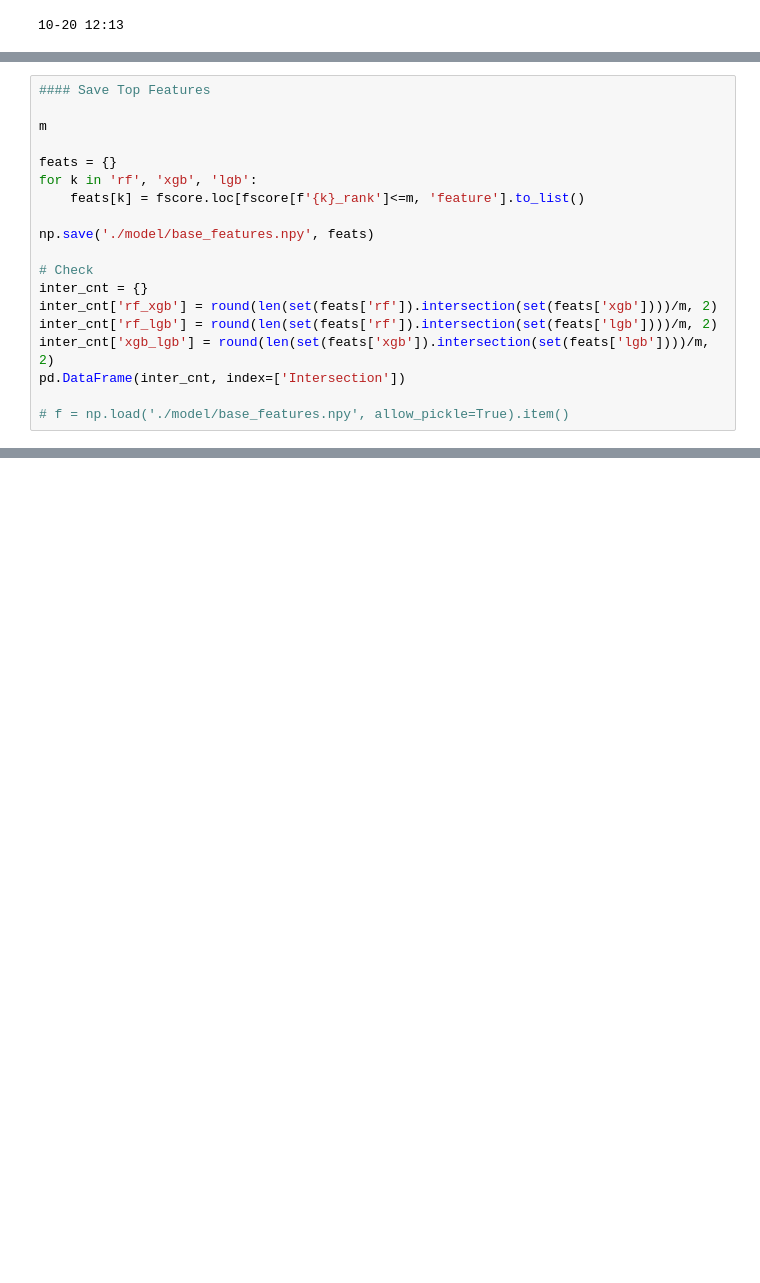
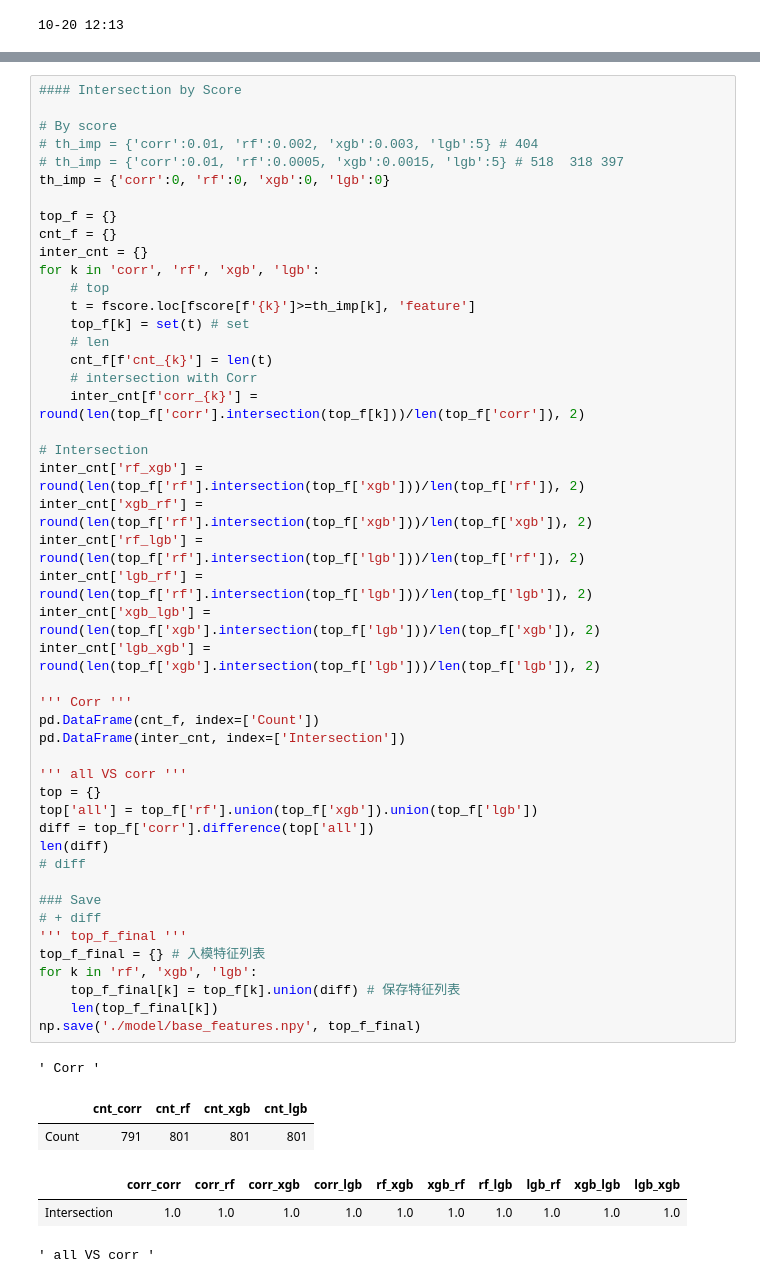
Before and after one commit to boyang-li/the-mission-cup, a Jupyter notebook: 2_modeling_base.ipynb, the cells around one changed output, grey strips where cells are left out. Saved outputs shown, nothing was run; the diff lists cells and outputs as text; blank space fills up the shorter version.

```diff
--- a/2_modeling_base.ipynb
+++ b/2_modeling_base.ipynb
@@ -675,19 +665,0 @@ array([27, 29, 30, 31])
-# %%
-#### Save Top Features
-
-m
-
-feats = {}
-for k in 'rf', 'xgb', 'lgb':
-    feats[k] = fscore.loc[fscore[f'{k}_rank']<=m, 'feature'].to_list()
-
-np.save('./model/base_features.npy', feats)
-
-# Check
-inter_cnt = {}
-inter_cnt['rf_xgb'] = round(len(set(feats['rf']).intersection(set(feats['xgb'])))/m, 2)
-inter_cnt['rf_lgb'] = round(len(set(feats['rf']).intersection(set(feats['lgb'])))/m, 2)
-inter_cnt['xgb_lgb'] = round(len(set(feats['xgb']).intersection(set(feats['lgb'])))/m, 2)
-pd.DataFrame(inter_cnt, index=['Intersection'])
-
-# f = np.load('./model/base_features.npy', allow_pickle=True).item()
@@ -726,0 +666,54 @@ diff
+# %%
+#### Intersection by Score
+
+# By score
+# th_imp = {'corr':0.01, 'rf':0.002, 'xgb':0.003, 'lgb':5} # 404
+# th_imp = {'corr':0.01, 'rf':0.0005, 'xgb':0.0015, 'lgb':5} # 518	318	397
+th_imp = {'corr':0, 'rf':0, 'xgb':0, 'lgb':0}
+
+top_f = {}
+cnt_f = {}
+inter_cnt = {}
+for k in 'corr', 'rf', 'xgb', 'lgb':
+    # top
+    t = fscore.loc[fscore[f'{k}']>=th_imp[k], 'feature']
+    top_f[k] = set(t) # set
+    # len
+    cnt_f[f'cnt_{k}'] = len(t)
+    # intersection with Corr
+    inter_cnt[f'corr_{k}'] = round(len(top_f['corr'].intersection(top_f[k]))/len(top_f['corr']), 2)
+
+# Intersection
+inter_cnt['rf_xgb'] = round(len(top_f['rf'].intersection(top_f['xgb']))/len(top_f['rf']), 2)
+inter_cnt['xgb_rf'] = round(len(top_f['rf'].intersection(top_f['xgb']))/len(top_f['xgb']), 2)
+inter_cnt['rf_lgb'] = round(len(top_f['rf'].intersection(top_f['lgb']))/len(top_f['rf']), 2)
+inter_cnt['lgb_rf'] = round(len(top_f['rf'].intersection(top_f['lgb']))/len(top_f['lgb']), 2)
+inter_cnt['xgb_lgb'] = round(len(top_f['xgb'].intersection(top_f['lgb']))/len(top_f['xgb']), 2)
+inter_cnt['lgb_xgb'] = round(len(top_f['xgb'].intersection(top_f['lgb']))/len(top_f['lgb']), 2)
+
+''' Corr '''
+pd.DataFrame(cnt_f, index=['Count'])
+pd.DataFrame(inter_cnt, index=['Intersection'])
+
+''' all VS corr '''
+top = {}
+top['all'] = top_f['rf'].union(top_f['xgb']).union(top_f['lgb'])
+diff = top_f['corr'].difference(top['all'])
+len(diff)
+# diff
+
+### Save
+# + diff
+''' top_f_final '''
+top_f_final = {} # 入模特征列表
+for k in 'rf', 'xgb', 'lgb':
+    top_f_final[k] = top_f[k].union(diff) # 保存特征列表
+    len(top_f_final[k])
+np.save('./model/base_features.npy', top_f_final)
+# %% [output]
+' Corr '
+|  | cnt_corr | cnt_rf | cnt_xgb | cnt_lgb |
+| Count | 791 | 801 | 801 | 801 |
+|  | corr_corr | corr_rf | corr_xgb | corr_lgb | rf_xgb | xgb_rf | rf_lgb | lgb_rf | xgb_lgb | lgb_xgb |
+| Intersection | 1.0 | 1.0 | 1.0 | 1.0 | 1.0 | 1.0 | 1.0 | 1.0 | 1.0 | 1.0 |
+' all VS corr '
```
Also changed, not shown: parts of 17 cells of this notebook, 3 other files.
